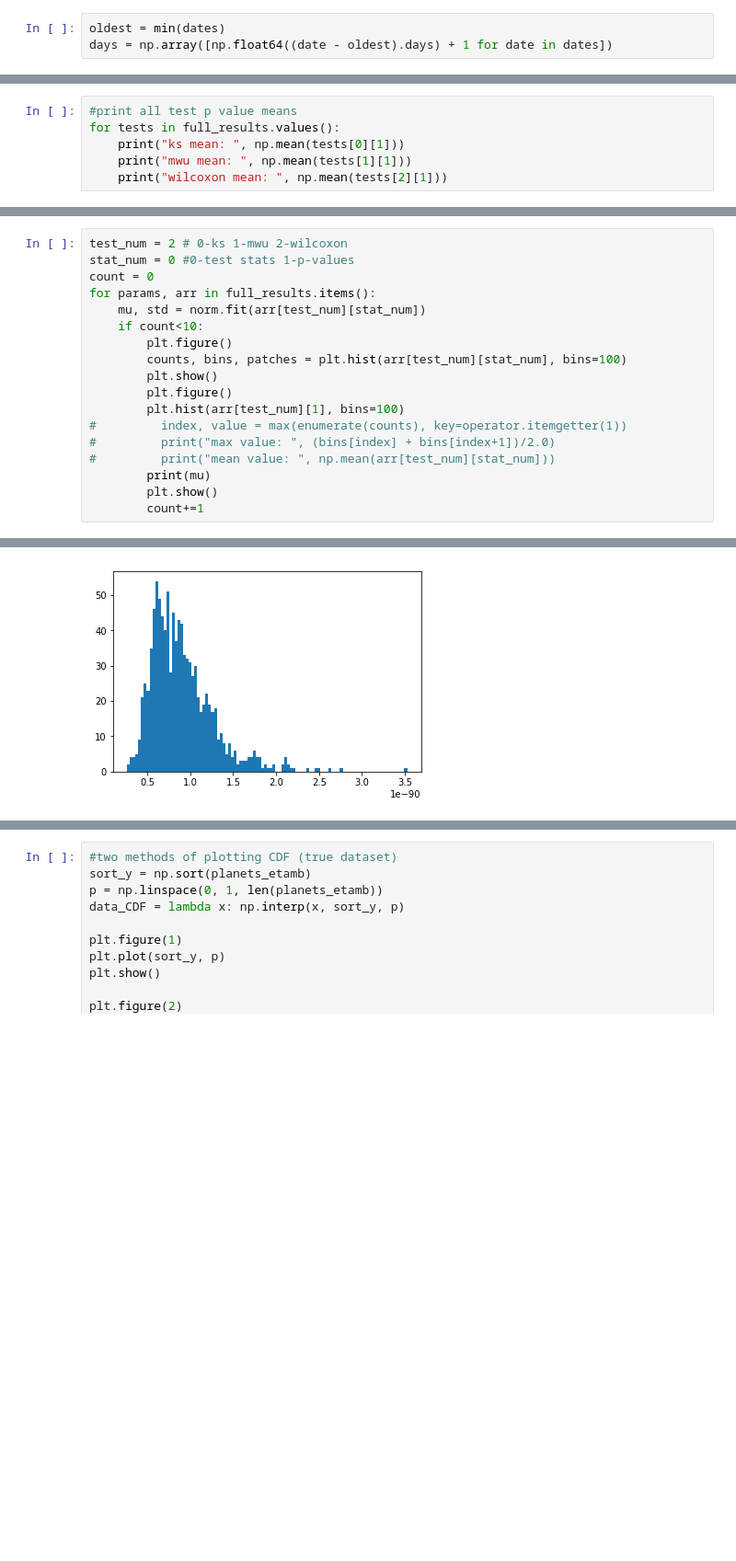
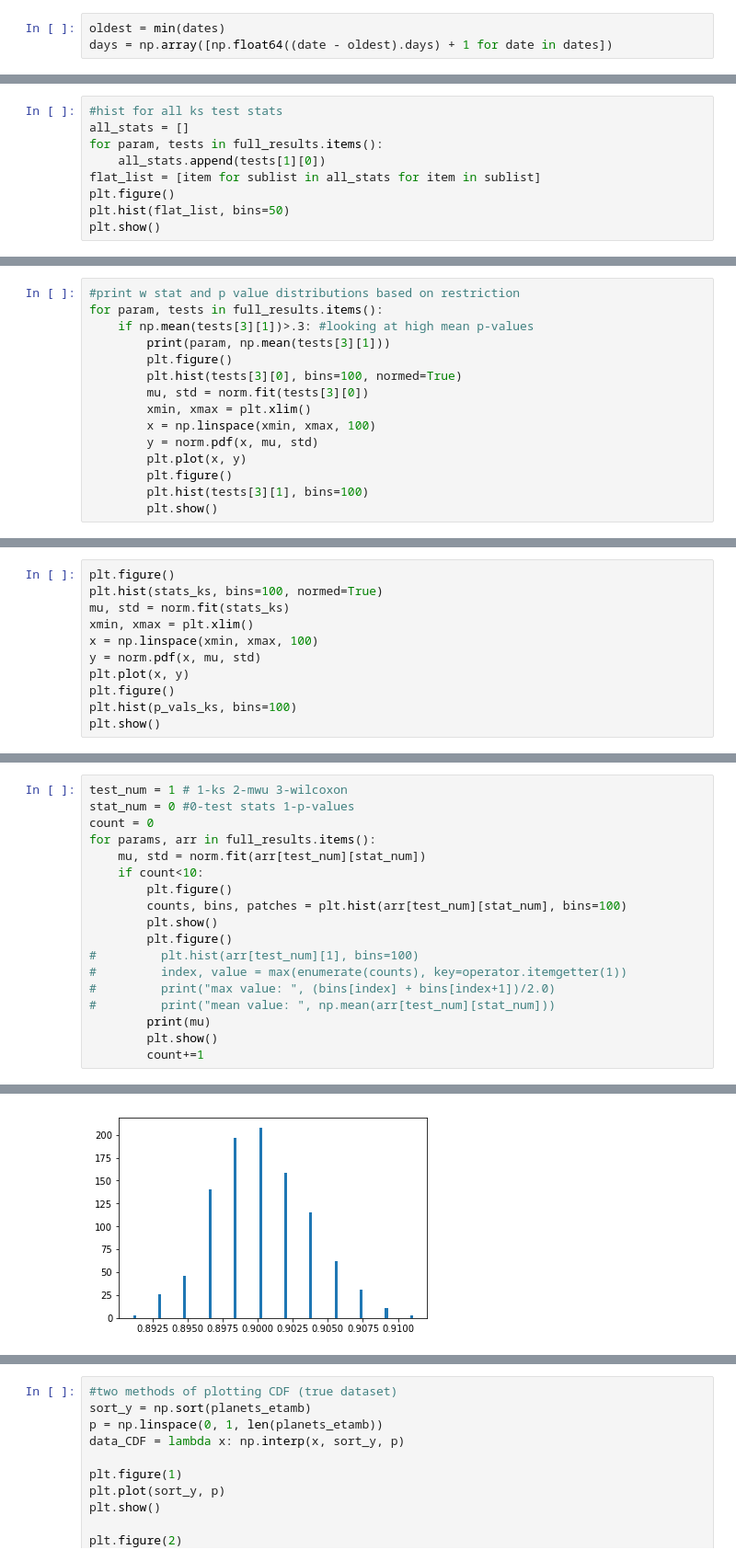
Before and after one commit to rebeccachen0/asiaa, a Jupyter notebook: forward_modeling.ipynb, the cells around one changed output, grey strips where cells are left out. Shown at 92% size. Cells and saved outputs as stored; diff of their text form; blank space fills up the shorter version.

```diff
--- a/forward_modeling.ipynb
+++ b/forward_modeling.ipynb
@@ -168,6 +186,0 @@ TypeError: calc1000tests() missing 1 required positional argument: 'rel'
-# %%
-#print all test p value means
-for tests in full_results.values():
-    print("ks mean: ", np.mean(tests[0][1]))
-    print("mwu mean: ", np.mean(tests[1][1]))
-    print("wilcoxon mean: ", np.mean(tests[2][1]))
@@ -191,0 +223,9 @@ wilcoxon mean:  1.94828974155e-40
+# %%
+#hist for all ks test stats
+all_stats = []
+for param, tests in full_results.items():
+    all_stats.append(tests[1][0])
+flat_list = [item for sublist in all_stats for item in sublist]
+plt.figure()
+plt.hist(flat_list, bins=50)
+plt.show()
@@ -192 +234,16 @@ wilcoxon mean:  1.94828974155e-40
+# %%
+#print w stat and p value distributions based on restriction
+for param, tests in full_results.items():
+    if np.mean(tests[3][1])>.3: #looking at high mean p-values
+        print(param, np.mean(tests[3][1]))
+        plt.figure()
+        plt.hist(tests[3][0], bins=100, normed=True)
+        mu, std = norm.fit(tests[3][0])
+        xmin, xmax = plt.xlim()
+        x = np.linspace(xmin, xmax, 100)
+        y = norm.pdf(x, mu, std)
+        plt.plot(x, y)
+        plt.figure()
+        plt.hist(tests[3][1], bins=100)
+        plt.show()
 # %%
@@ -241,0 +327,11 @@ print(lowest_w, np.mean(p_vals_w), lowest_params_w)
+# %%
+plt.figure()
+plt.hist(stats_ks, bins=100, normed=True)
+mu, std = norm.fit(stats_ks)
+xmin, xmax = plt.xlim()
+x = np.linspace(xmin, xmax, 100)
+y = norm.pdf(x, mu, std)
+plt.plot(x, y)
+plt.figure()
+plt.hist(p_vals_ks, bins=100)
+plt.show()
@@ -242,5 +341,5 @@ print(lowest_w, np.mean(p_vals_w), lowest_params_w)
 # %%
-test_num = 2 # 0-ks 1-mwu 2-wilcoxon
+test_num = 1 # 1-ks 2-mwu 3-wilcoxon
 stat_num = 0 #0-test stats 1-p-values
 count = 0
 for params, arr in full_results.items():
@@ -250,7 +349,7 @@ for params, arr in full_results.items():
         counts, bins, patches = plt.hist(arr[test_num][stat_num], bins=100)
         plt.show()
         plt.figure()
-        plt.hist(arr[test_num][1], bins=100)
+#         plt.hist(arr[test_num][1], bins=100)
 #         index, value = max(enumerate(counts), key=operator.itemgetter(1))
 #         print("max value: ", (bins[index] + bins[index+1])/2.0)
 #         print("mean value: ", np.mean(arr[test_num][stat_num]))
@@ -263 +363 @@ for params, arr in full_results.items():
-[figure, old version]
+[figure, new version]
```
Also changed, not shown: parts of 26 cells of this notebook, 13 other files.
